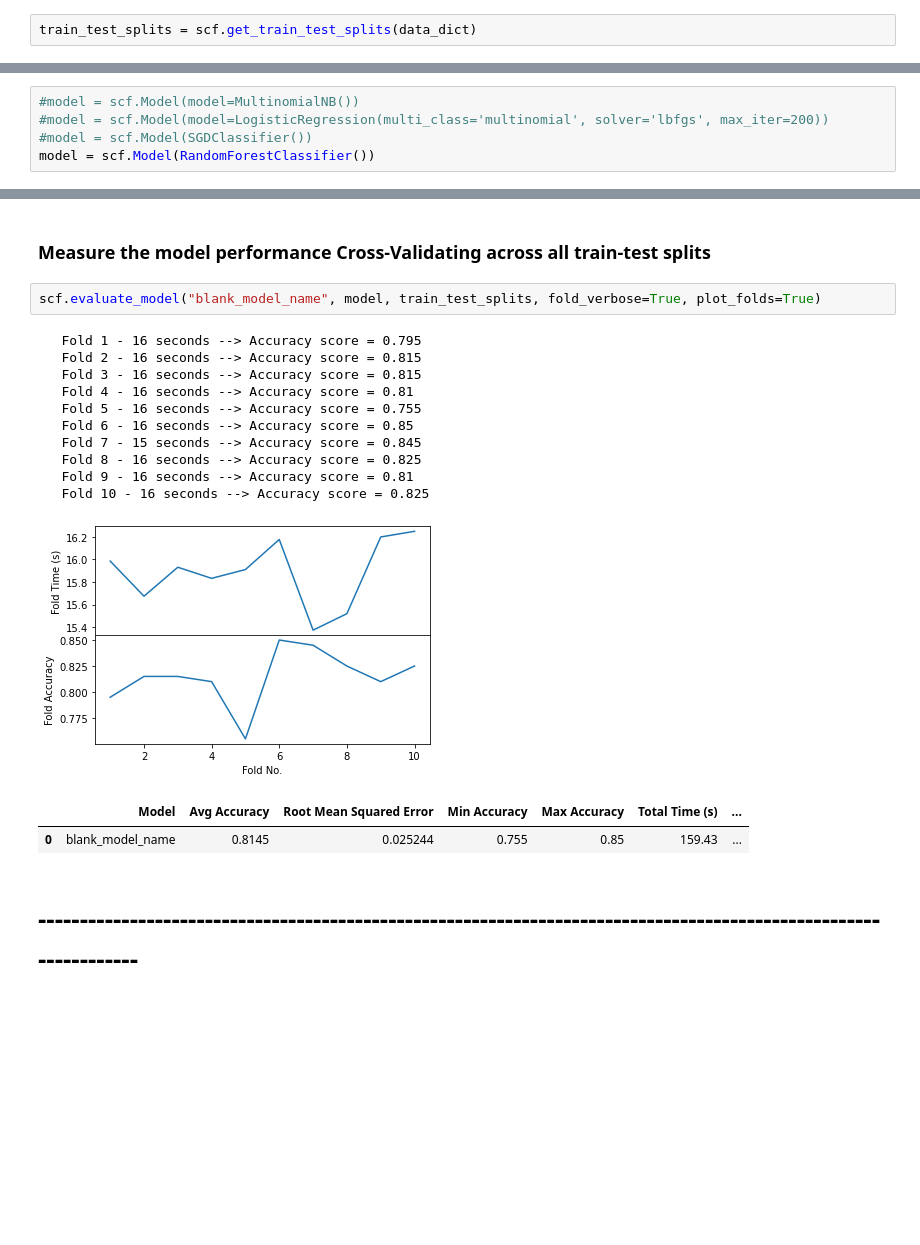
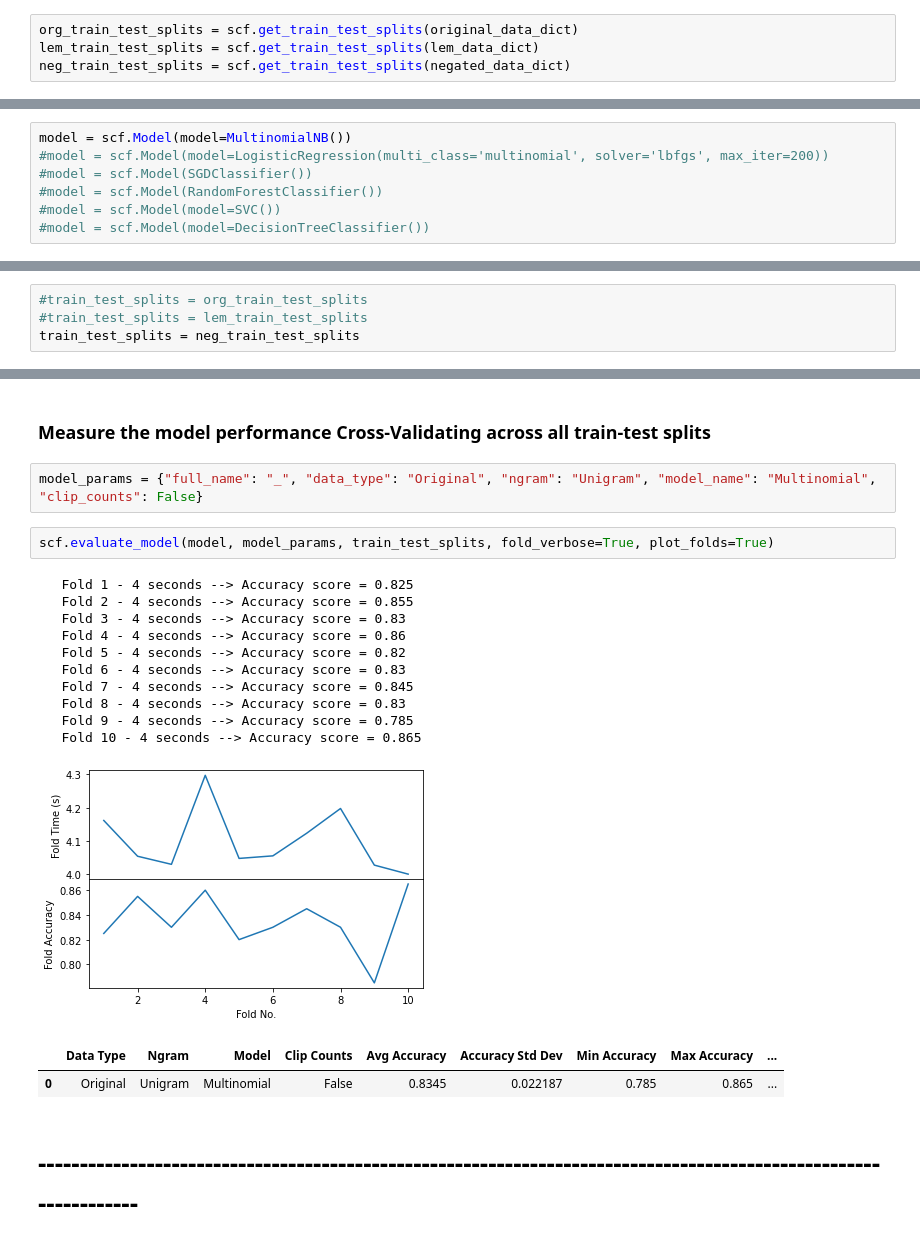
Before and after one commit to Crone1/Movie-Review-Sentiment-Classification-Using-Sklearn, a Jupyter notebook: movie_sentiment_classification.ipynb, the cells around one changed output, grey strips where cells are left out. Cells and saved outputs as stored; diff of their text form; blank space fills up the shorter version.

```diff
--- a/movie_sentiment_classification.ipynb
+++ b/movie_sentiment_classification.ipynb
@@ -85,4 +204,6 @@ for label in ['pos', 'neg']:
 # %%
-train_test_splits = scf.get_train_test_splits(data_dict)
+org_train_test_splits = scf.get_train_test_splits(original_data_dict)
+lem_train_test_splits = scf.get_train_test_splits(lem_data_dict)
+neg_train_test_splits = scf.get_train_test_splits(negated_data_dict)
 # %% [markdown]
 ### Show the splits
@@ -113,5 +232,7 @@ num_docs_in_split.reset_index(drop=True)
 # %%
-#model = scf.Model(model=MultinomialNB())
+model = scf.Model(model=MultinomialNB())
 #model = scf.Model(model=LogisticRegression(multi_class='multinomial', solver='lbfgs', max_iter=200))
 #model = scf.Model(SGDClassifier())
-model = scf.Model(RandomForestClassifier())
+#model = scf.Model(RandomForestClassifier())
+#model = scf.Model(model=SVC())
+#model = scf.Model(model=DecisionTreeClassifier())
@@ -118,3 +241,7 @@ model = scf.Model(RandomForestClassifier())
+# %%
+#train_test_splits = org_train_test_splits
+#train_test_splits = lem_train_test_splits
+train_test_splits = neg_train_test_splits
 # %% [markdown]
 ### Measure the model performance using one train-test split
 # %%
@@ -140,21 +267,23 @@ Confusion_matrix:
 # %% [markdown]
 ### Measure the model performance Cross-Validating across all train-test splits
+# %%
+model_params = {"full_name": "_", "data_type": "Original", "ngram": "Unigram", "model_name": "Multinomial", "clip_counts": False}
 # %%
-scf.evaluate_model("blank_model_name", model, train_test_splits, fold_verbose=True, plot_folds=True)
+scf.evaluate_model(model, model_params, train_test_splits, fold_verbose=True, plot_folds=True)
 # %% [output]
-   Fold 1 - 16 seconds --> Accuracy score = 0.795
-   Fold 2 - 16 seconds --> Accuracy score = 0.815
-   Fold 3 - 16 seconds --> Accuracy score = 0.815
-   Fold 4 - 16 seconds --> Accuracy score = 0.81
-   Fold 5 - 16 seconds --> Accuracy score = 0.755
-   Fold 6 - 16 seconds --> Accuracy score = 0.85
-   Fold 7 - 15 seconds --> Accuracy score = 0.845
-   Fold 8 - 16 seconds --> Accuracy score = 0.825
-   Fold 9 - 16 seconds --> Accuracy score = 0.81
-   Fold 10 - 16 seconds --> Accuracy score = 0.825
+   Fold 1 - 4 seconds --> Accuracy score = 0.825
+   Fold 2 - 4 seconds --> Accuracy score = 0.855
+   Fold 3 - 4 seconds --> Accuracy score = 0.83
+   Fold 4 - 4 seconds --> Accuracy score = 0.86
+   Fold 5 - 4 seconds --> Accuracy score = 0.82
+   Fold 6 - 4 seconds --> Accuracy score = 0.83
+   Fold 7 - 4 seconds --> Accuracy score = 0.845
+   Fold 8 - 4 seconds --> Accuracy score = 0.83
+   Fold 9 - 4 seconds --> Accuracy score = 0.785
+   Fold 10 - 4 seconds --> Accuracy score = 0.865
-[figure, old version]
+[figure, new version]
-|  | Model | Avg Accuracy | Root Mean Squared Error | Min Accuracy | Max Accuracy | Total Time (s) | ... |
-| 0 | blank_model_name | 0.8145 | 0.025244 | 0.755 | 0.85 | 159.43 | ... |
+|  | Data Type | Ngram | Model | Clip Counts | Avg Accuracy | Accuracy Std Dev | Min Accuracy | Max Accuracy | ... |
+| 0 | Original | Unigram | Multinomial | False | 0.8345 | 0.022187 | 0.785 | 0.865 | ... |
 # %% [markdown]
 # -----------------------------------------------------------------------------------------------------------------
 # %% [markdown]
```
Also changed, not shown: parts of 72 cells of this notebook, 1 other file.
